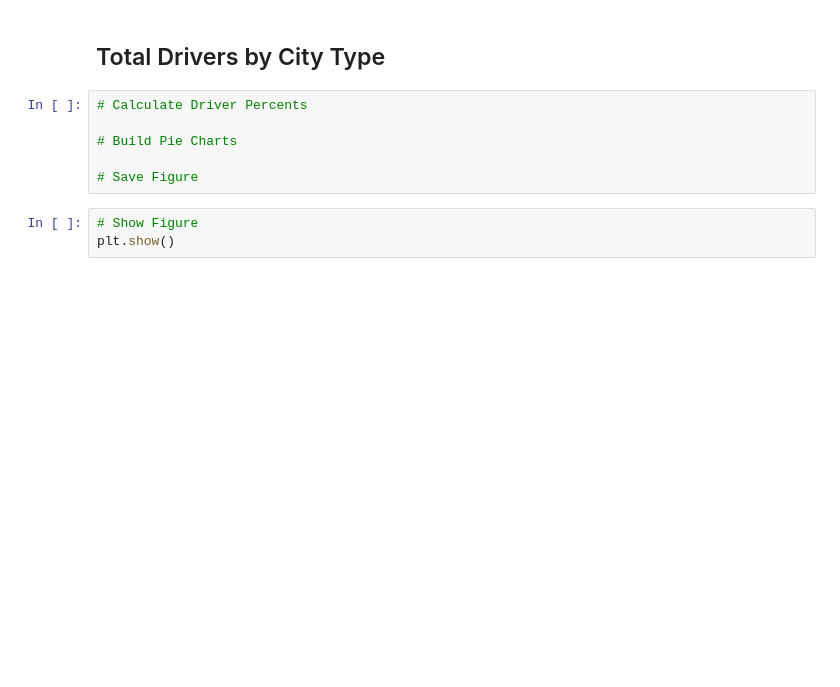
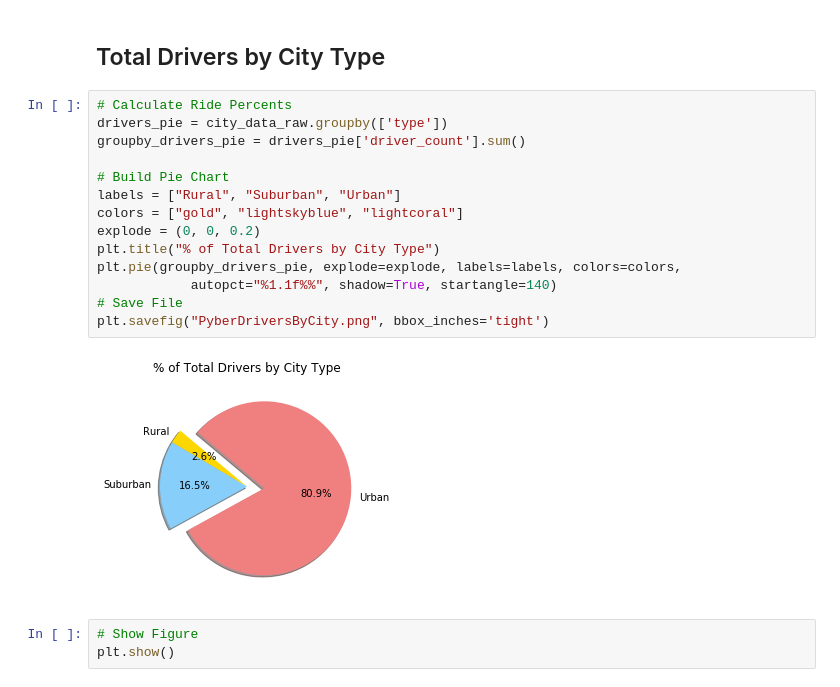
Before and after one commit to andrewswellie/CWRUDataBootcamp_Module5_MatPlotLib, a Jupyter notebook: Pyber_Solved_Aswellie.ipynb, the cells around one changed output. Drawn from its saved outputs; the diff is of its cells as text; blank space fills up the shorter version.

Commit message:
finished the code...Data Analysis is included in the top of the file as markdown

```diff
--- a/Pyber_Solved_Aswellie.ipynb
+++ b/Pyber_Solved_Aswellie.ipynb
@@ -118,12 +147,22 @@ plt.show()
 plt.show()
 # %% [markdown]
 ## Total Drivers by City Type
-# %%
-# Calculate Driver Percents
-
-# Build Pie Charts
-
-# Save Figure
+# %%
+# Calculate Ride Percents
+drivers_pie = city_data_raw.groupby(['type'])
+groupby_drivers_pie = drivers_pie['driver_count'].sum()
+
+# Build Pie Chart
+labels = ["Rural", "Suburban", "Urban"]
+colors = ["gold", "lightskyblue", "lightcoral"]
+explode = (0, 0, 0.2)
+plt.title("% of Total Drivers by City Type")
+plt.pie(groupby_drivers_pie, explode=explode, labels=labels, colors=colors,
+            autopct="%1.1f%%", shadow=True, startangle=140)
+# Save File
+plt.savefig("PyberDriversByCity.png", bbox_inches='tight')
+# %% [output]
+[figure, added]
 # %%
 # Show Figure
 plt.show()
```
Also changed, not shown: parts of 7 cells of this notebook.
